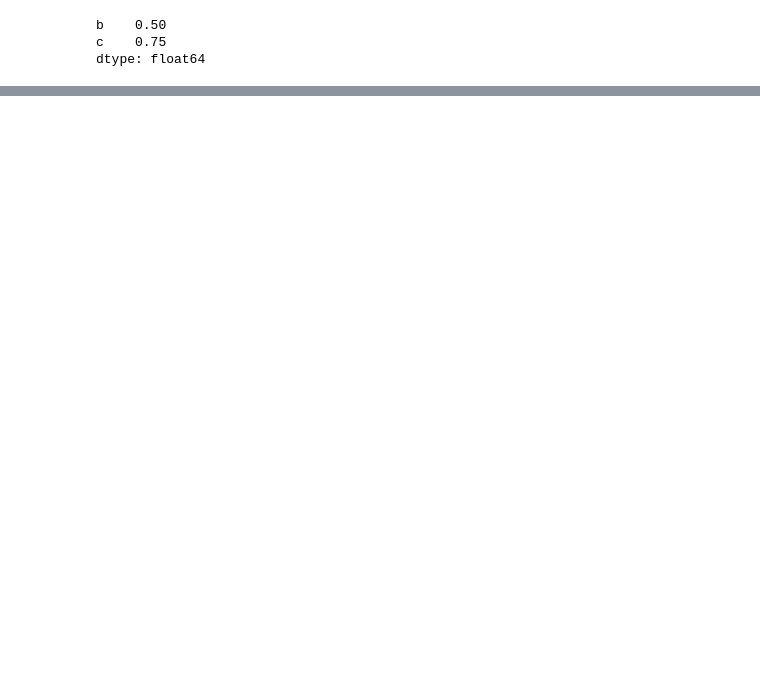
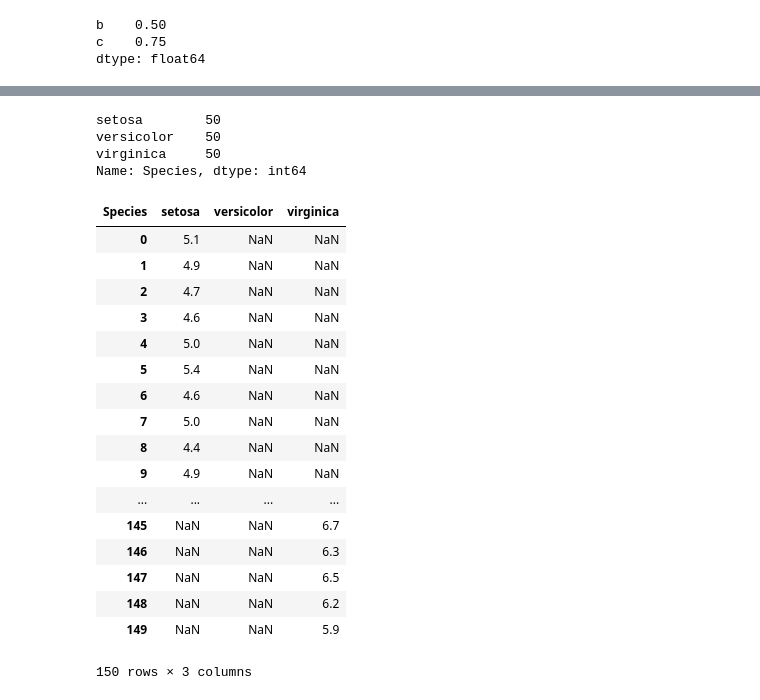
Before and after one commit to silverstone1903/Pandas-Giris, a Jupyter notebook: Pandas.ipynb, the cells around one changed output, grey strips where cells are left out. Drawn from its saved outputs; the diff is of its cells as text; code cells hidden in the pictures; blank space fills up the shorter version.

```diff
--- a/Pandas.ipynb
+++ b/Pandas.ipynb
@@ -257,0 +608,2 @@ dtype: float64
+# %%
+iris = pd.read_csv("https://gist.githubusercontent.com/curran/a08a1080b88344b0c8a7/raw/d546eaee765268bf2f487608c537c05e22e4b221/iris.csv")
@@ -257,0 +703,2 @@ dtype: float64
+# %%
+iris.columns = ["SepalLength", "SepalWidth", "PetalLength", "PetalWidth", "Species"]
@@ -257,0 +745,28 @@ dtype: float64
+# %%
+iris.Species.value_counts()
+# %% [output]
+setosa        50
+versicolor    50
+virginica     50
+Name: Species, dtype: int64
+# %%
+pd.pivot(index=iris.index, columns=iris.Species, values=iris.SepalLength)
+# %% [output]
+| Species | setosa | versicolor | virginica |
+| 0 | 5.1 | NaN | NaN |
+| 1 | 4.9 | NaN | NaN |
+| 2 | 4.7 | NaN | NaN |
+| 3 | 4.6 | NaN | NaN |
+| 4 | 5.0 | NaN | NaN |
+| 5 | 5.4 | NaN | NaN |
+| 6 | 4.6 | NaN | NaN |
+| 7 | 5.0 | NaN | NaN |
+| 8 | 4.4 | NaN | NaN |
+| 9 | 4.9 | NaN | NaN |
+| ... | ... | ... | ... |
+| 145 | NaN | NaN | 6.7 |
+| 146 | NaN | NaN | 6.3 |
+| 147 | NaN | NaN | 6.5 |
+| 148 | NaN | NaN | 6.2 |
+| 149 | NaN | NaN | 5.9 |
+150 rows × 3 columns
```
Also changed, not shown: parts of 58 cells of this notebook.
